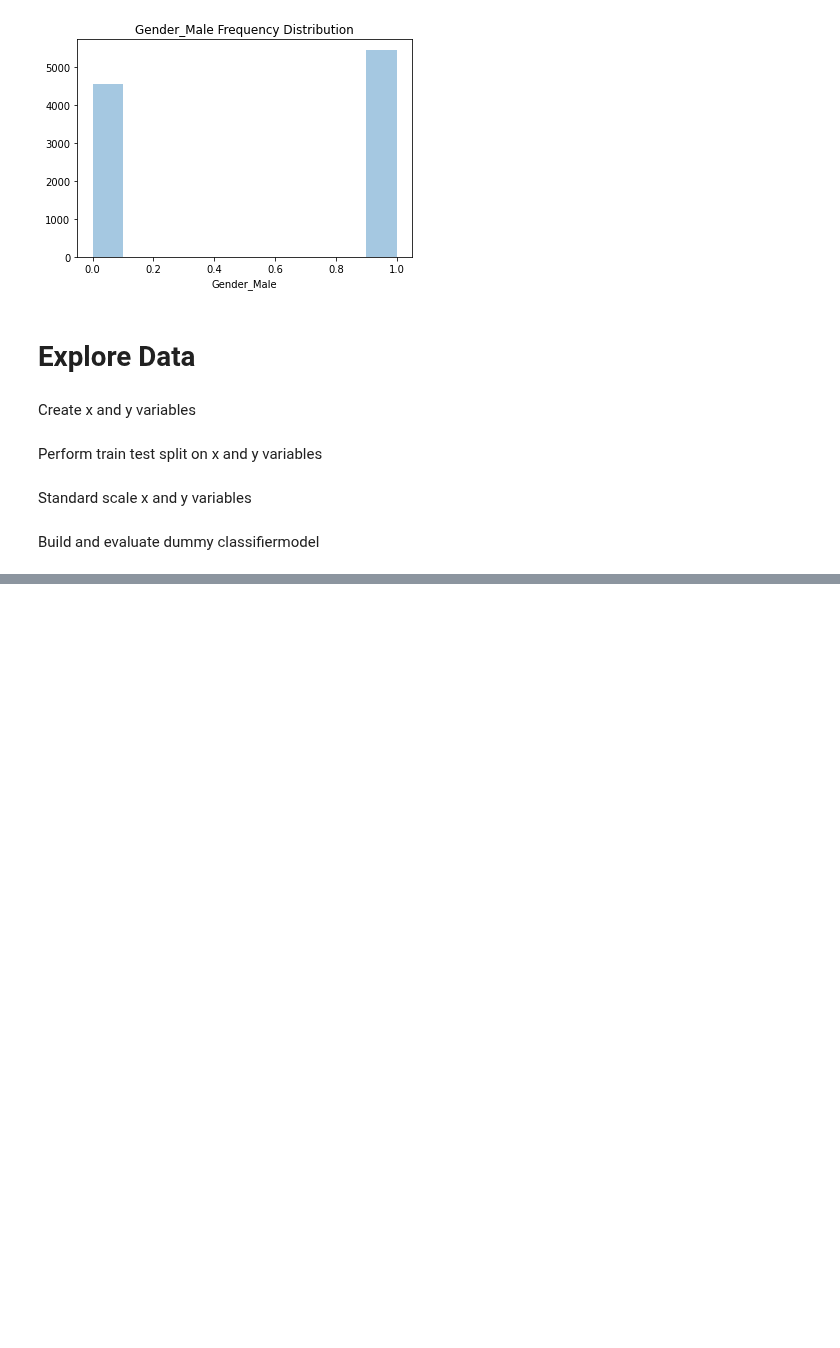
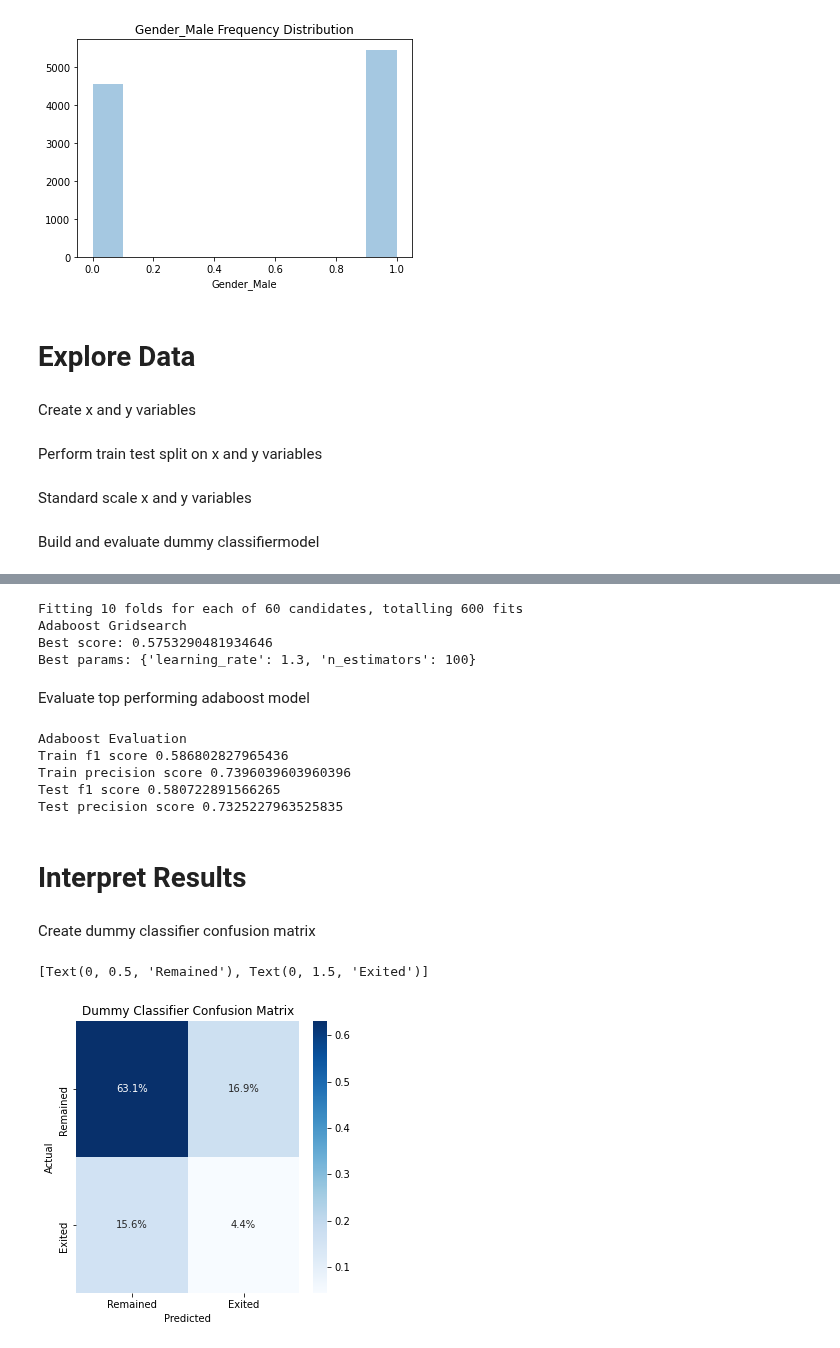
Before and after one commit to blantj/customer_churn_classification, a Jupyter notebook: Modeling.ipynb, the cells around one changed output, grey strips where cells are left out. Cells and saved outputs as stored; diff of their text form; code cells hidden in the pictures; blank space fills up the shorter version.

Commit message:
Interpret results

```diff
--- a/Modeling.ipynb
+++ b/Modeling.ipynb
@@ -297,0 +274,48 @@ print('Test precision score', precision_score(y_test, y_test_pred_ab))
+# %%
+gs_ab_dict = {'learning_rate': [x/10 for x in range(1,21)], 'n_estimators': [50, 100, 250]}
+gs_ab_model = AdaBoostClassifier()
+gs_ab = GridSearchCV(estimator=gs_ab_model, param_grid=gs_ab_dict, scoring='f1', n_jobs=-1, cv=10, verbose=1)
+gs_ab.fit(x_train, y_train)
+print('Adaboost Gridsearch')
+print('Best score:', gs_ab.best_score_)
+print('Best params:', gs_ab.best_params_)
+# %% [output]
+Fitting 10 folds for each of 60 candidates, totalling 600 fits
+Adaboost Gridsearch
+Best score: 0.5753290481934646
+Best params: {'learning_rate': 1.3, 'n_estimators': 100}
+# %% [markdown]
+Evaluate top performing adaboost model
+# %%
+ab = AdaBoostClassifier(learning_rate=1.3, n_estimators=100)
+ab.fit(x_train, y_train)
+y_train_pred_ab = ab.predict(x_train)
+y_test_pred_ab = ab.predict(x_test)
+
+print('Adaboost Evaluation')
+print('Train f1 score', f1_score(y_train, y_train_pred_ab))
+print('Train precision score', precision_score(y_train, y_train_pred_ab))
+print('Test f1 score', f1_score(y_test, y_test_pred_ab))
+print('Test precision score', precision_score(y_test, y_test_pred_ab))
+# %% [output]
+Adaboost Evaluation
+Train f1 score 0.586802827965436
+Train precision score 0.7396039603960396
+Test f1 score 0.580722891566265
+Test precision score 0.7325227963525835
+# %% [markdown]
+# Interpret Results
+# %% [markdown]
+Create dummy classifier confusion matrix
+# %%
+dc_cm = confusion_matrix(y_test, y_test_pred_dc)
+fig, ax = plt.subplots(figsize=(5,5))
+matrix = sns.heatmap(dc_cm/np.sum(dc_cm), annot=True, ax = ax, cmap = 'Blues', fmt = '.1%')
+matrix.set_title('Dummy Classifier Confusion Matrix')
+matrix.set_xlabel('Predicted')
+matrix.set_xticklabels(['Remained','Exited'])
+matrix.set_ylabel('Actual')
+matrix.set_yticklabels(['Remained','Exited'])
+# %% [output]
+[Text(0, 0.5, 'Remained'), Text(0, 1.5, 'Exited')]
+[figure, added]
```
Also changed, not shown: parts of 33 cells of this notebook.
